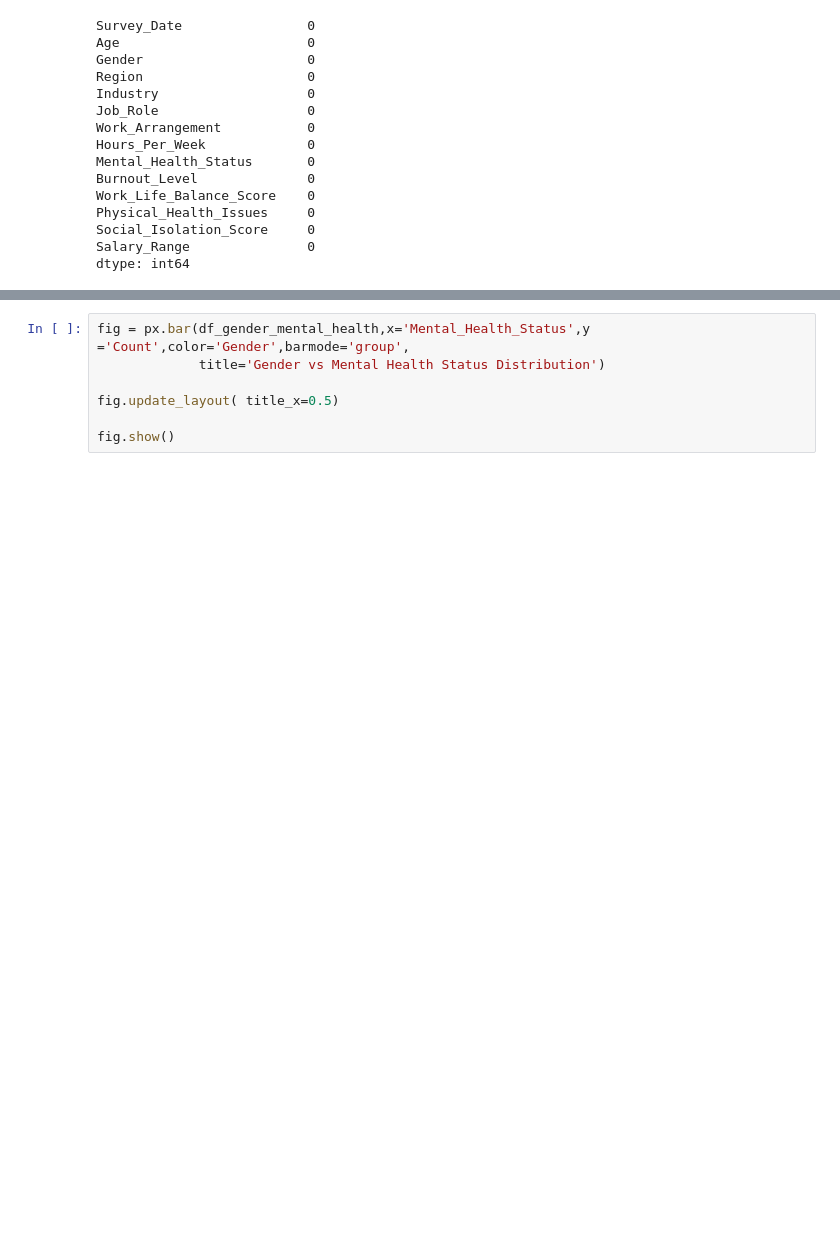
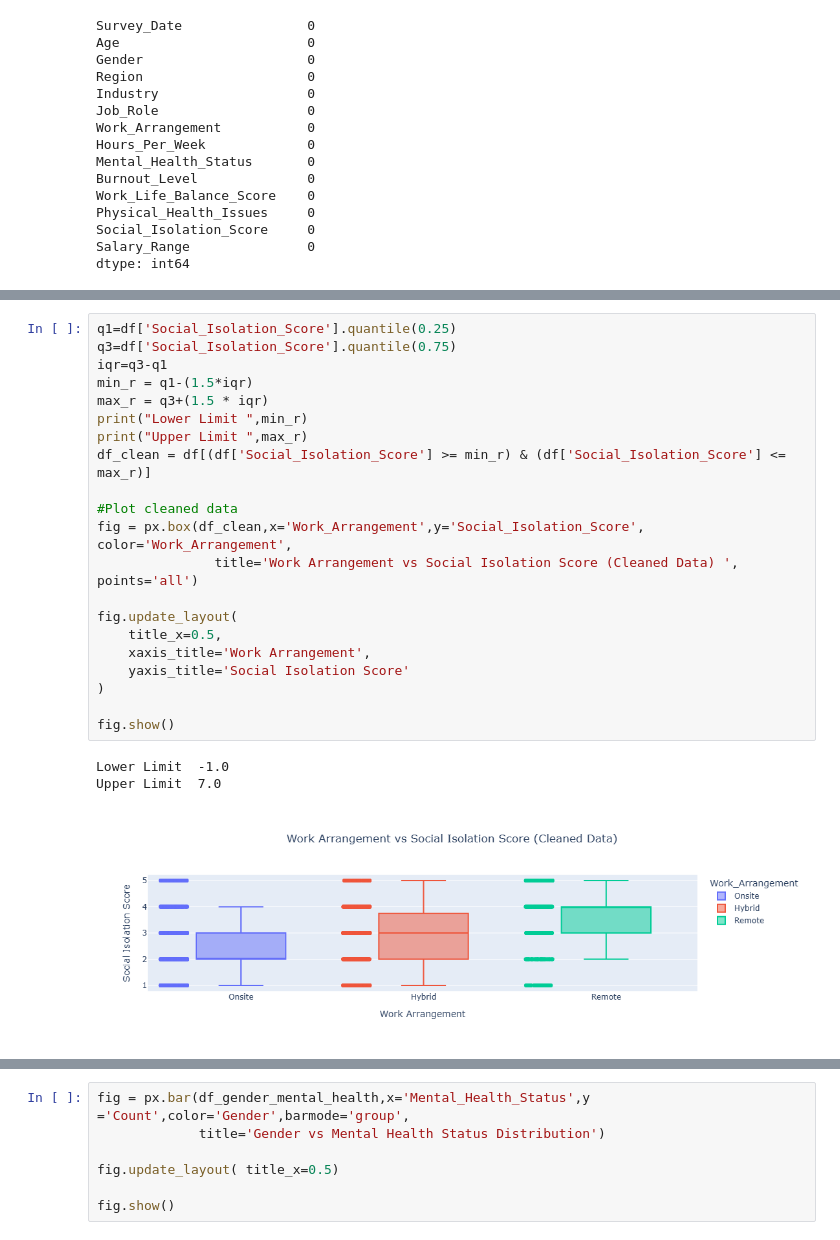
Before and after one commit to Sharn31/Remote-Work-Health-Impact-Survey-2025, a Jupyter notebook: remote_job_june_2025.ipynb, the cells around one changed output, grey strips where cells are left out. Saved outputs shown, nothing was run; the diff lists cells and outputs as text; blank space fills up the shorter version.

Commit message:
update_charts

```diff
--- a/remote_job_june_2025.ipynb
+++ b/remote_job_june_2025.ipynb
@@ -252,0 +259,25 @@ df_gender_mental_health
+# %%
+q1=df['Social_Isolation_Score'].quantile(0.25)
+q3=df['Social_Isolation_Score'].quantile(0.75)
+iqr=q3-q1
+min_r = q1-(1.5*iqr)
+max_r = q3+(1.5 * iqr)
+print("Lower Limit ",min_r)
+print("Upper Limit ",max_r)
+df_clean = df[(df['Social_Isolation_Score'] >= min_r) & (df['Social_Isolation_Score'] <= max_r)]
+
+#Plot cleaned data
+fig = px.box(df_clean,x='Work_Arrangement',y='Social_Isolation_Score', color='Work_Arrangement',
+               title='Work Arrangement vs Social Isolation Score (Cleaned Data) ', points='all')
+
+fig.update_layout(
+    title_x=0.5,
+    xaxis_title='Work Arrangement',
+    yaxis_title='Social Isolation Score'
+)
+
+fig.show()
+# %% [output]
+Lower Limit  -1.0
+Upper Limit  7.0
+[figure, added]
```
Also changed, not shown: parts of 60 cells of this notebook.
